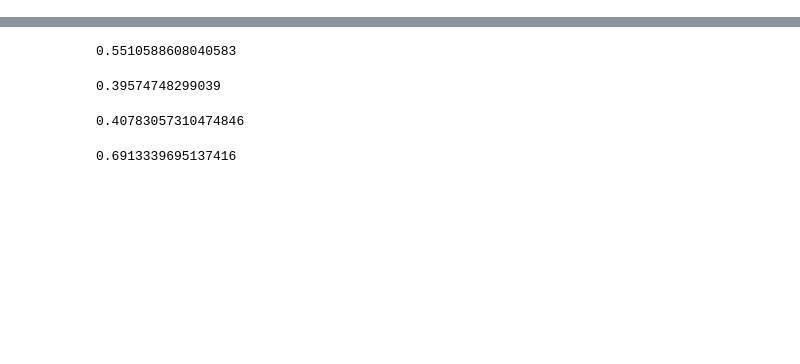
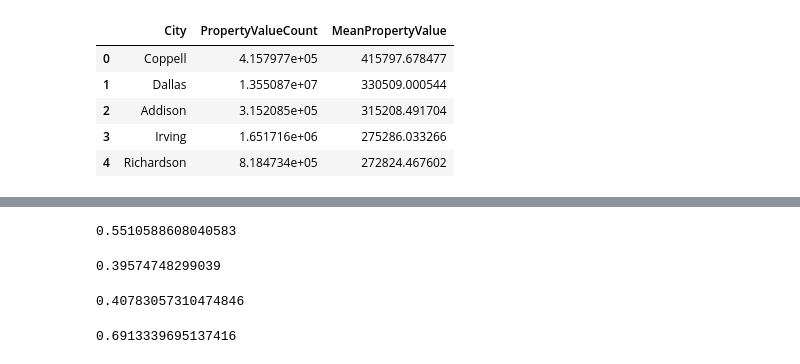
Before and after one commit to amy676767/Group_project, a Jupyter notebook: 2_visualize-property-values-and-businesses.ipynb, the cells around one changed output, grey strips where cells are left out. Saved outputs shown, nothing was run; the diff lists cells and outputs as text; code cells hidden in the pictures; blank space fills up the shorter version.

```diff
--- a/2_visualize-property-values-and-businesses.ipynb
+++ b/2_visualize-property-values-and-businesses.ipynb
@@ -31,3 +32,17 @@ summary_by_zip_df.head()
 | 2 | 2 | 75201 | 1326 | 9.667580e+05 | $966,758 | 32.786330 | -96.796253 | ... |
 | 3 | 3 | 75209 | 5424 | 7.230552e+05 | $723,055 | 32.853872 | -96.819022 | ... |
 | 4 | 4 | 75230 | 9337 | 7.046378e+05 | $704,638 | 32.900512 | -96.786879 | ... |
+# %%
+#Group Property Values by Zipcode
+city_group = summary_by_zip_df.groupby('City')['MeanPropertyValue'].agg(('sum', 'mean'))\
+                    .rename(columns={'sum':'PropertyValueCount', 'mean':'MeanPropertyValue'})\
+                    .sort_values(by='MeanPropertyValue', ascending=False)\
+                    .reset_index()
+city_group.head()
+# %% [output]
+|  | City | PropertyValueCount | MeanPropertyValue |
+| 0 | Coppell | 4.157977e+05 | 415797.678477 |
+| 1 | Dallas | 1.355087e+07 | 330509.000544 |
+| 2 | Addison | 3.152085e+05 | 315208.491704 |
+| 3 | Irving | 1.651716e+06 | 275286.033266 |
+| 4 | Richardson | 8.184734e+05 | 272824.467602 |
```
Also changed, not shown: parts of 6 cells of this notebook, 1 other file.
